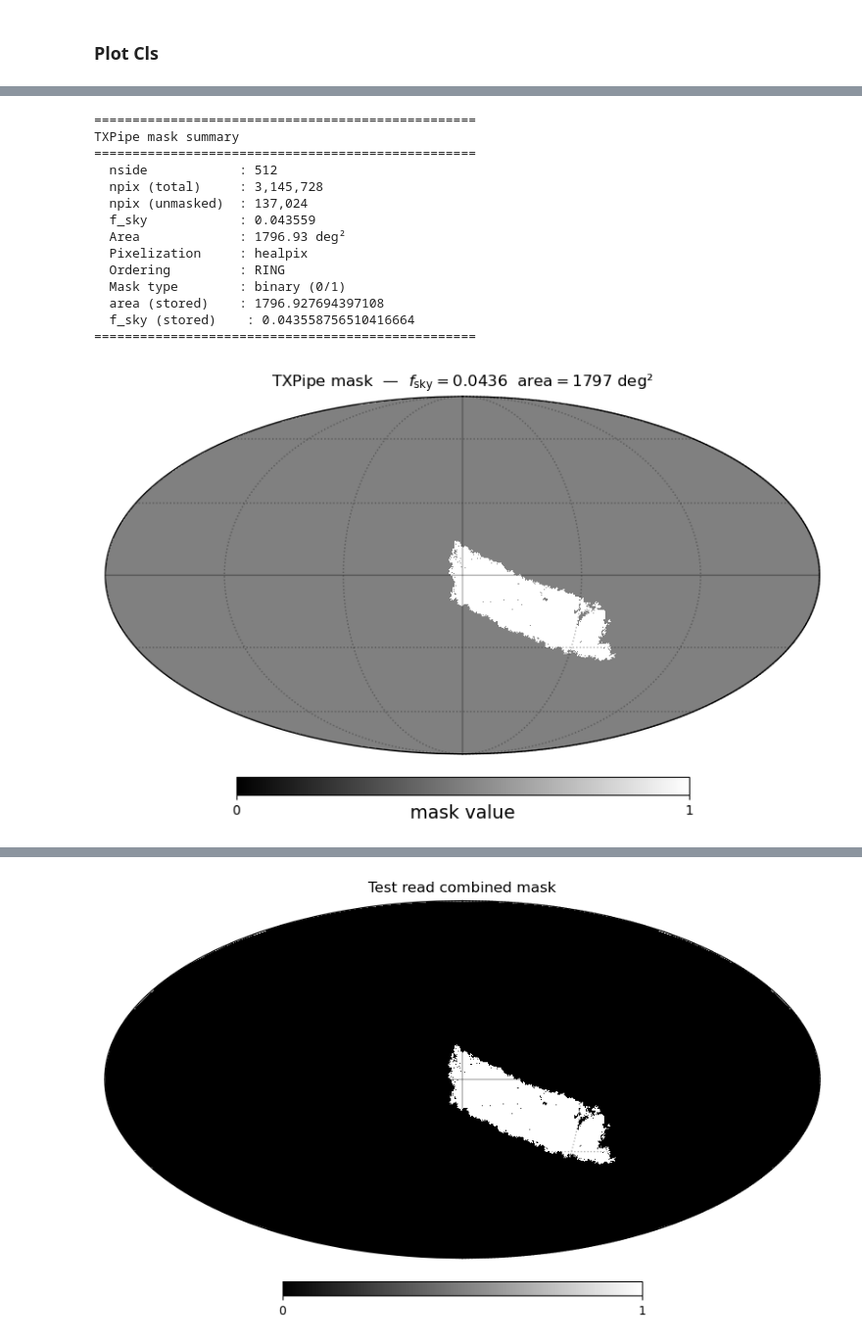
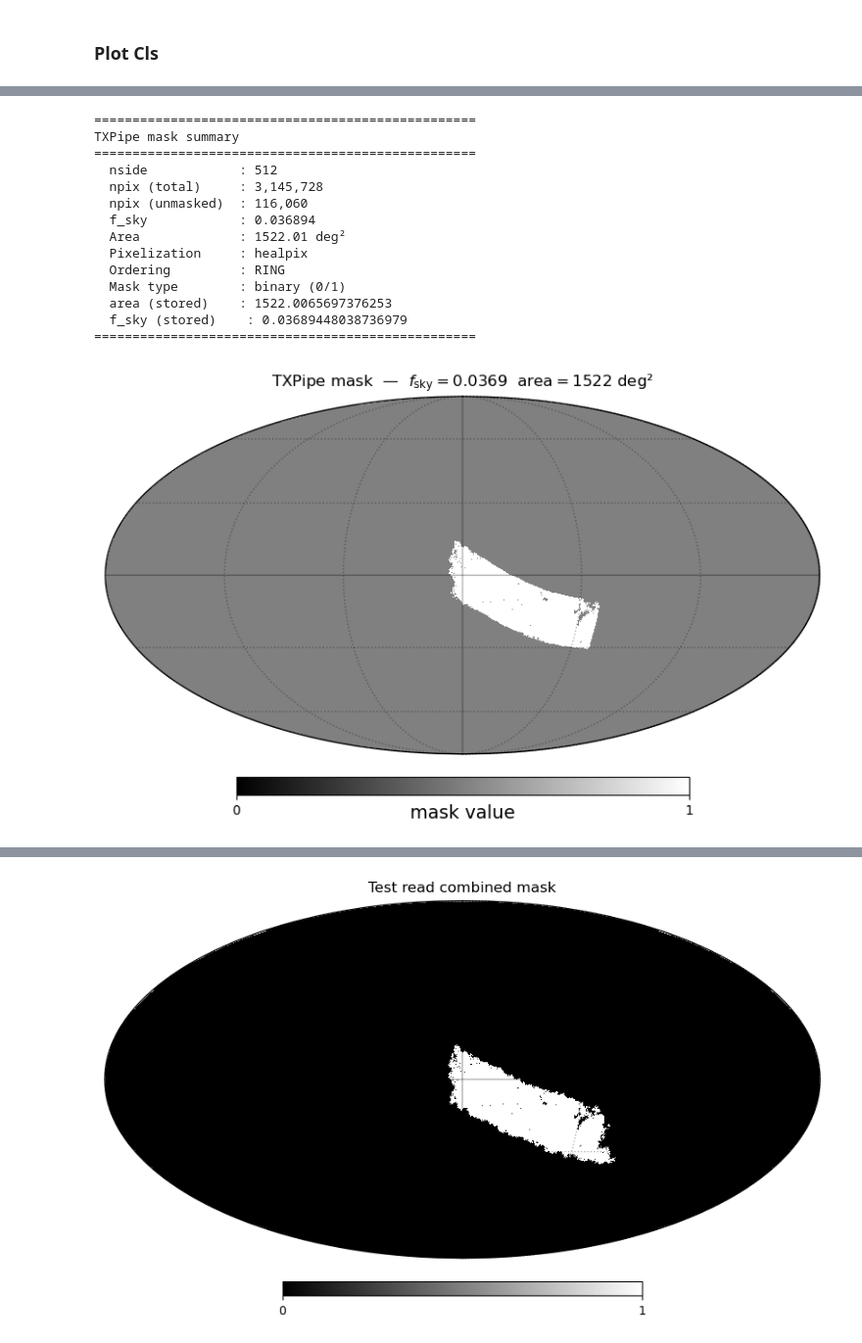
Before and after one commit to LSSTDESC/TXPipe, a Jupyter notebook: txpipe_util.ipynb, the cells around one changed output, grey strips where cells are left out. Shown at 98% size. Cells and saved outputs as stored; diff of their text form; code cells hidden in the pictures.

```diff
--- a/txpipe_util.ipynb
+++ b/txpipe_util.ipynb
@@ -1177,0 +1185,12 @@ Reading density maps from: /pscratch/sd/a/anicola/DP2/code/TXPipe/data/outputs/d
+# %%
+path2densitymaps = '/pscratch/sd/a/anicola/DP2/code/TXPipe/data/outputs/dp2_24p5_combined_mask/density_maps.hdf5'
+path2tomography = '/pscratch/sd/a/anicola/DP2/code/TXPipe/data/outputs/dp2_24p5_combined_mask/lens_tomography_catalog_unweighted.hdf5'
+cmap = 'magma'
+output_path = 'data/outputs/dp2_24p5_combined_mask/density_maps_figure.png'
+
+plot_density_maps(
+    density_maps_path=path2densitymaps,
+    tomography_path=path2tomography,
+    cmap=cmap,
+    output_path=output_path
+)
@@ -1345,37 +1374,37 @@ def plot_mask(mask_map, nside, metadata, output_path=None, projection="cart"):
     else:
         plt.show()
 # %%
-mask_path = '/pscratch/sd/a/anicola/DP2/data/masks/dp2_23p5_mask.hdf5'
+mask_path = '/pscratch/sd/a/anicola/DP2/data/masks/dp2_23p5_combined_mask.hdf5'
 
 
 mask_map_23p5, nside, metadata = read_txpipe_mask(
     mask_path=mask_path,
     mask_name="mask",
     threshold=0.0,
 )
 
 print_mask_summary(mask_map_23p5, nside, metadata)
 
 plot_mask(
     mask_map_23p5, nside, metadata,
     projection="mollweide",
 )
 # %% [output]
 ==================================================
 TXPipe mask summary
 ==================================================
   nside            : 512
   npix (total)     : 3,145,728
-  npix (unmasked)  : 137,024
-  f_sky            : 0.043559
-  Area             : 1796.93 deg²
+  npix (unmasked)  : 116,060
+  f_sky            : 0.036894
+  Area             : 1522.01 deg²
   Pixelization     : healpix
   Ordering         : RING
   Mask type        : binary (0/1)
-  area (stored)    : 1796.927694397108
-  f_sky (stored)    : 0.043558756510416664
+  area (stored)    : 1522.0065697376253
+  f_sky (stored)    : 0.03689448038736979
 ==================================================
-[figure, old version]
+[figure, new version]
 # %%
 mask_path = '/pscratch/sd/a/anicola/DP2/data/masks/dp2_mask.hdf5'
 
```
Also changed, not shown: parts of 24 cells of this notebook, 1 other file.
